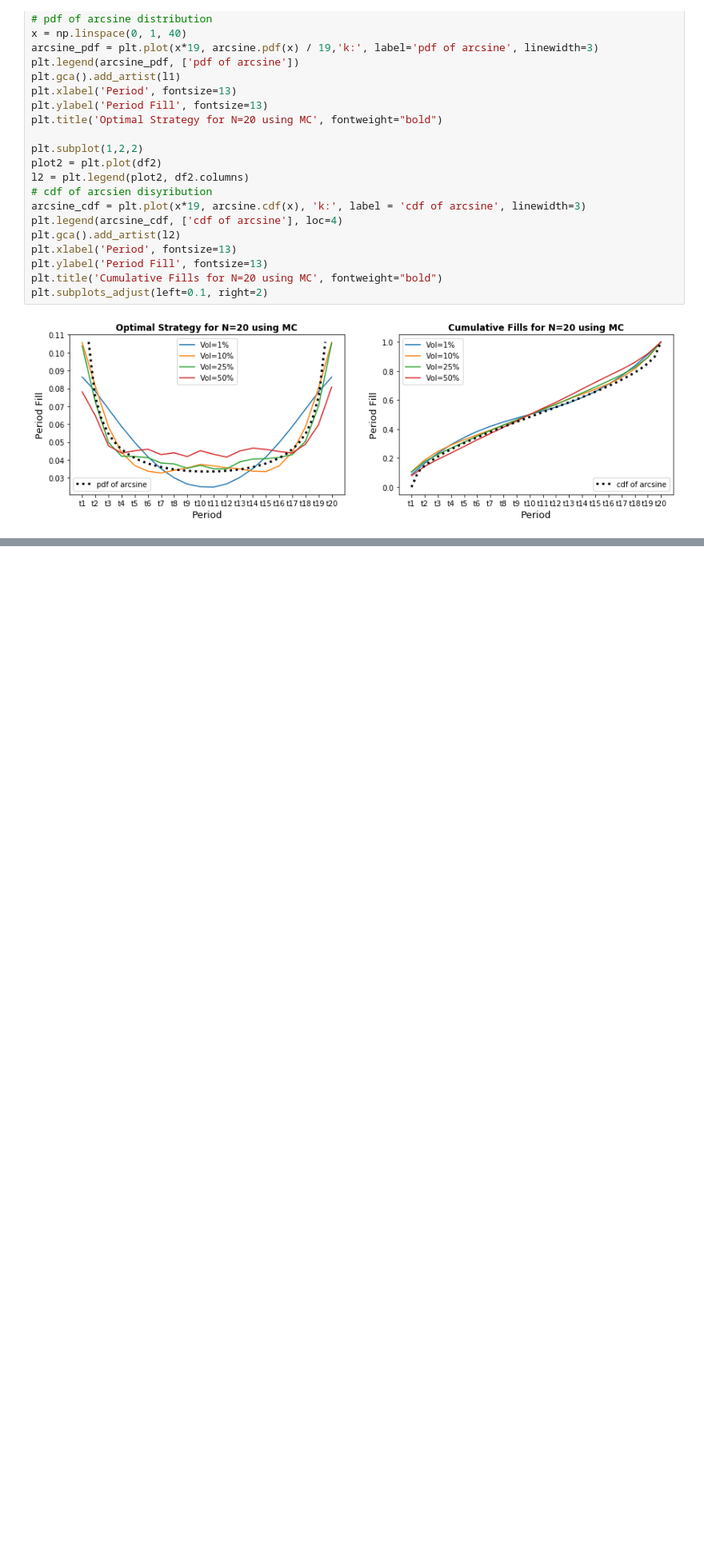
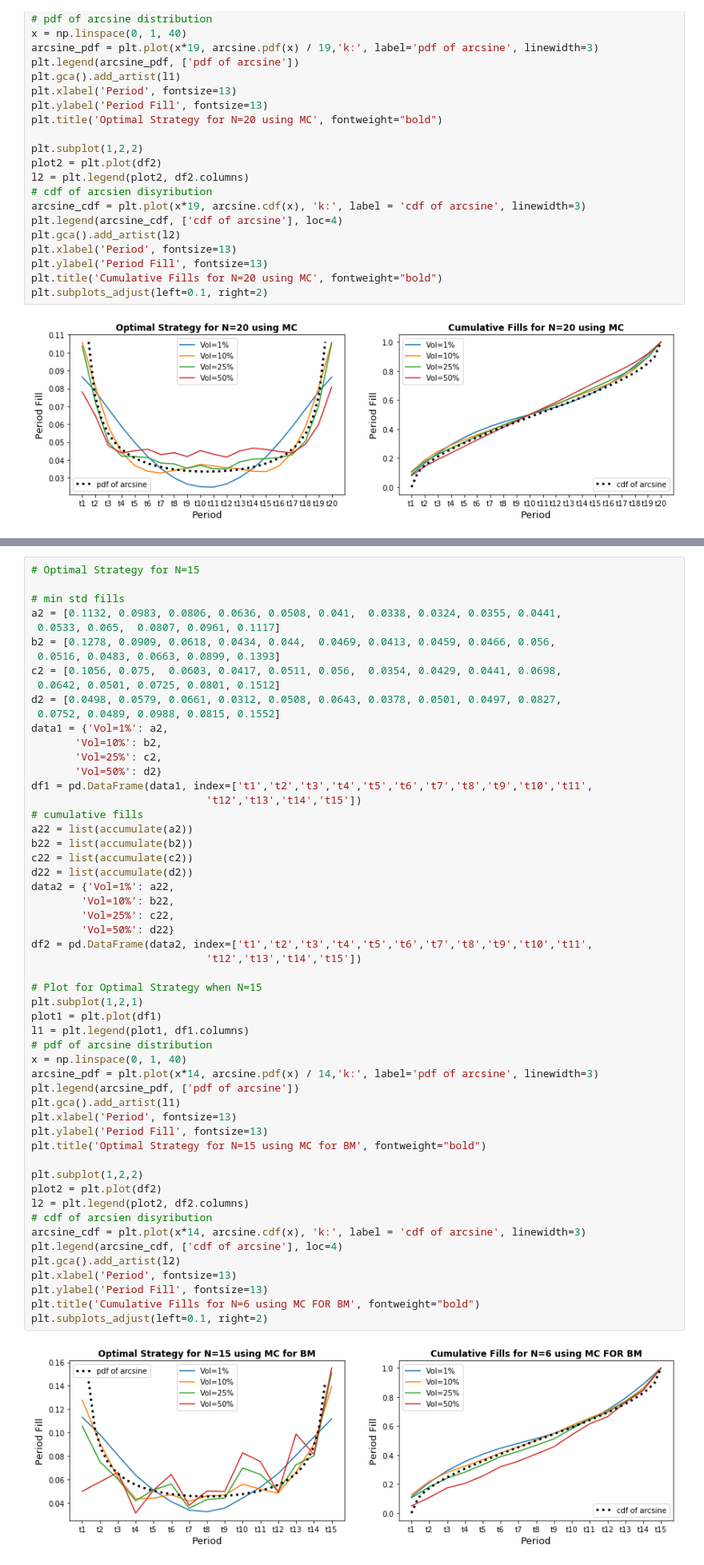
Before and after one commit to lostyangye/Buying-Strategy-under-BS-model, a Jupyter notebook: Buying Strategy under BS model.ipynb, the cells around one changed output, grey strips where cells are left out. Shown at 80% size. Saved outputs shown, nothing was run; the diff lists cells and outputs as text; blank space fills up the shorter version.

```diff
--- a/Buying Strategy under BS model.ipynb
+++ b/Buying Strategy under BS model.ipynb
@@ -501,0 +623,56 @@ plt.subplots_adjust(left=0.1, right=2)
+# %%
+# Optimal Strategy for N=15
+
+# min std fills
+a2 = [0.1132, 0.0983, 0.0806, 0.0636, 0.0508, 0.041,  0.0338, 0.0324, 0.0355, 0.0441,
+ 0.0533, 0.065,  0.0807, 0.0961, 0.1117]
+b2 = [0.1278, 0.0909, 0.0618, 0.0434, 0.044,  0.0469, 0.0413, 0.0459, 0.0466, 0.056,
+ 0.0516, 0.0483, 0.0663, 0.0899, 0.1393]
+c2 = [0.1056, 0.075,  0.0603, 0.0417, 0.0511, 0.056,  0.0354, 0.0429, 0.0441, 0.0698,
+ 0.0642, 0.0501, 0.0725, 0.0801, 0.1512]
+d2 = [0.0498, 0.0579, 0.0661, 0.0312, 0.0508, 0.0643, 0.0378, 0.0501, 0.0497, 0.0827,
+ 0.0752, 0.0489, 0.0988, 0.0815, 0.1552]
+data1 = {'Vol=1%': a2,
+       'Vol=10%': b2,
+       'Vol=25%': c2,
+       'Vol=50%': d2}
+df1 = pd.DataFrame(data1, index=['t1','t2','t3','t4','t5','t6','t7','t8','t9','t10','t11',
+                            't12','t13','t14','t15'])
+# cumulative fills
+a22 = list(accumulate(a2))
+b22 = list(accumulate(b2))
+c22 = list(accumulate(c2))
+d22 = list(accumulate(d2))
+data2 = {'Vol=1%': a22,
+        'Vol=10%': b22,
+        'Vol=25%': c22,
+        'Vol=50%': d22}
+df2 = pd.DataFrame(data2, index=['t1','t2','t3','t4','t5','t6','t7','t8','t9','t10','t11',
+                            't12','t13','t14','t15'])
+
+# Plot for Optimal Strategy when N=15
+plt.subplot(1,2,1)
+plot1 = plt.plot(df1)
+l1 = plt.legend(plot1, df1.columns)
+# pdf of arcsine distribution
+x = np.linspace(0, 1, 40)
+arcsine_pdf = plt.plot(x*14, arcsine.pdf(x) / 14,'k:', label='pdf of arcsine', linewidth=3)
+plt.legend(arcsine_pdf, ['pdf of arcsine'])
+plt.gca().add_artist(l1)
+plt.xlabel('Period', fontsize=13)
+plt.ylabel('Period Fill', fontsize=13)
+plt.title('Optimal Strategy for N=15 using MC for BM', fontweight="bold")
+
+plt.subplot(1,2,2)
+plot2 = plt.plot(df2)
+l2 = plt.legend(plot2, df2.columns)
+# cdf of arcsien disyribution
+arcsine_cdf = plt.plot(x*14, arcsine.cdf(x), 'k:', label = 'cdf of arcsine', linewidth=3)
+plt.legend(arcsine_cdf, ['cdf of arcsine'], loc=4)
+plt.gca().add_artist(l2)
+plt.xlabel('Period', fontsize=13)
+plt.ylabel('Period Fill', fontsize=13)
+plt.title('Cumulative Fills for N=6 using MC FOR BM', fontweight="bold")
+plt.subplots_adjust(left=0.1, right=2)
+# %% [output]
+[figure, added]
```
Also changed, not shown: parts of 22 cells of this notebook.
